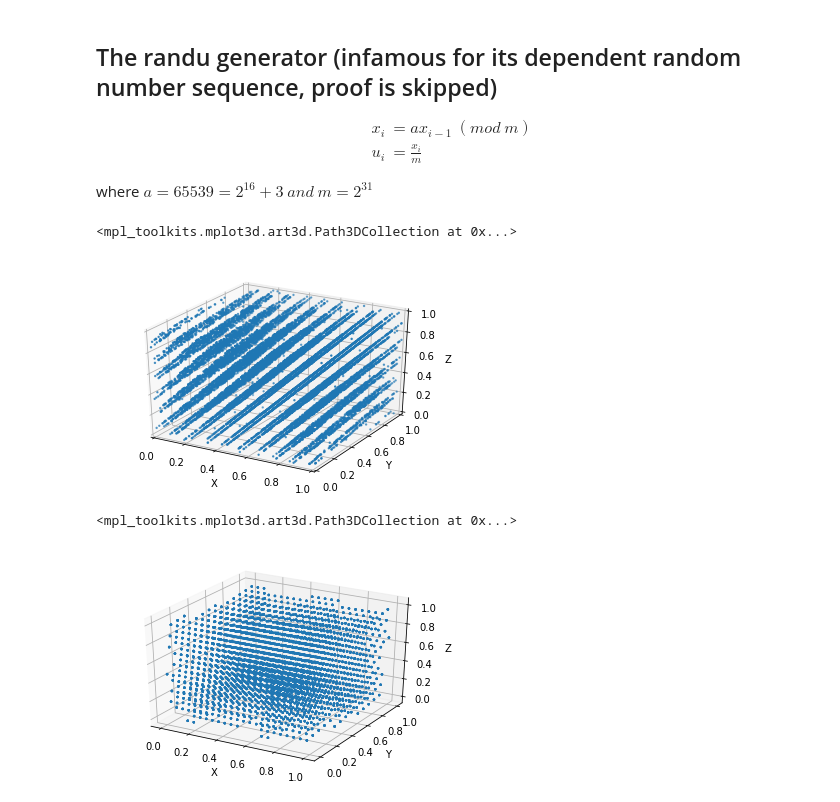
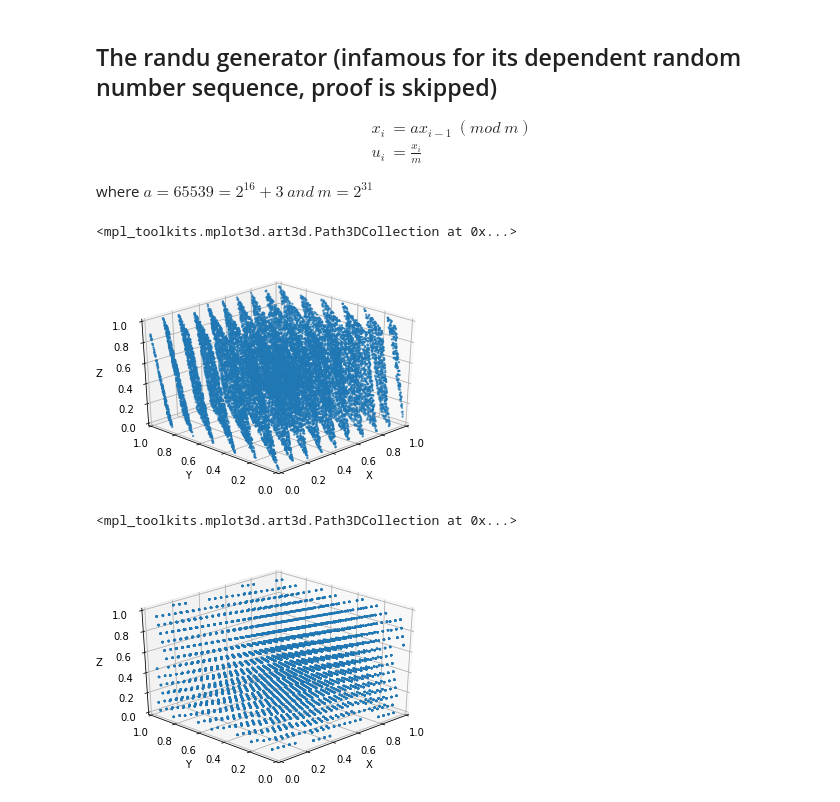
Before and after one commit to Jim00000/Numerical-Analysis, a Jupyter notebook: 9_Random_Numbers_And_Applications.ipynb, the cells around one changed output. Saved outputs shown, nothing was run; the diff lists cells and outputs as text; code cells hidden in the pictures.

```diff
--- a/9_Random_Numbers_And_Applications.ipynb
+++ b/9_Random_Numbers_And_Applications.ipynb
@@ -217,45 +218,45 @@ where $a = 65539 = 2^{16} + 3\ and\ m = 2^{31}$
 def randu(x):
     return linear_congruential_generator(x, pow(2, 16) + 3, 0, pow(2, 31))[:2]
 # %%
-import time
-
 # For matplotlib
 fig = plt.figure()
 ax = fig.gca(projection='3d')
+ax.view_init(azim=225)
 ax.set_xlim(0, 1)
 ax.set_ylim(0, 1)
 ax.set_zlim(0, 1)
 ax.set_xlabel('X')
 ax.set_ylabel('Y')
 ax.set_zlabel('Z')
 
 # Arguments for randu
 datax = np.array([])
 datay = np.array([])
 dataz = np.array([])
-x = time.time()
+x = 3
 total_iterations = 20000
 
 # Process
 for i in range(total_iterations):
     u1, x = randu(x)
     u2, x = randu(x)
     u3, x = randu(x)
     datax = np.append(datax, u1)
     datay = np.append(datay, u2)
     dataz = np.append(dataz, u3)
 
-ax.scatter(datax, datay, dataz, zdir='y', s=2)
+ax.scatter(datax, datay, dataz, zdir='z', s=2)
 # %% [output]
 <mpl_toolkits.mplot3d.art3d.Path3DCollection at 0x...>
-[figure, old version]
+[figure, new version]
 # %%
 # For matplotlib
 fig = plt.figure()
 ax = fig.gca(projection='3d')
-# ax.set_xlim(0, 1)
-# ax.set_ylim(0, 1)
-# ax.set_zlim(0, 1)
+ax.view_init(azim=225)
+ax.set_xlim(0, 1)
+ax.set_ylim(0, 1)
+ax.set_zlim(0, 1)
 ax.set_xlabel('X')
 ax.set_ylabel('Y')
 ax.set_zlabel('Z')
@@ -264,7 +265,7 @@ ax.set_zlabel('Z')
 datax = np.array([])
 datay = np.array([])
 dataz = np.array([])
-x = time.time()
+x = 3
 total_iterations = 20000
 
 # Process
@@ -276,7 +277,7 @@ for i in range(total_iterations):
     datay = np.append(datay, u2)
     dataz = np.append(dataz, u3)
 
-ax.scatter(datax, datay, dataz, zdir='y', s=2)
+ax.scatter(datax, datay, dataz, zdir='z', s=2)
 # %% [output]
 <mpl_toolkits.mplot3d.art3d.Path3DCollection at 0x...>
-[figure, old version]
+[figure, new version]
```
Also changed, not shown: parts of 1 cell of this notebook.
